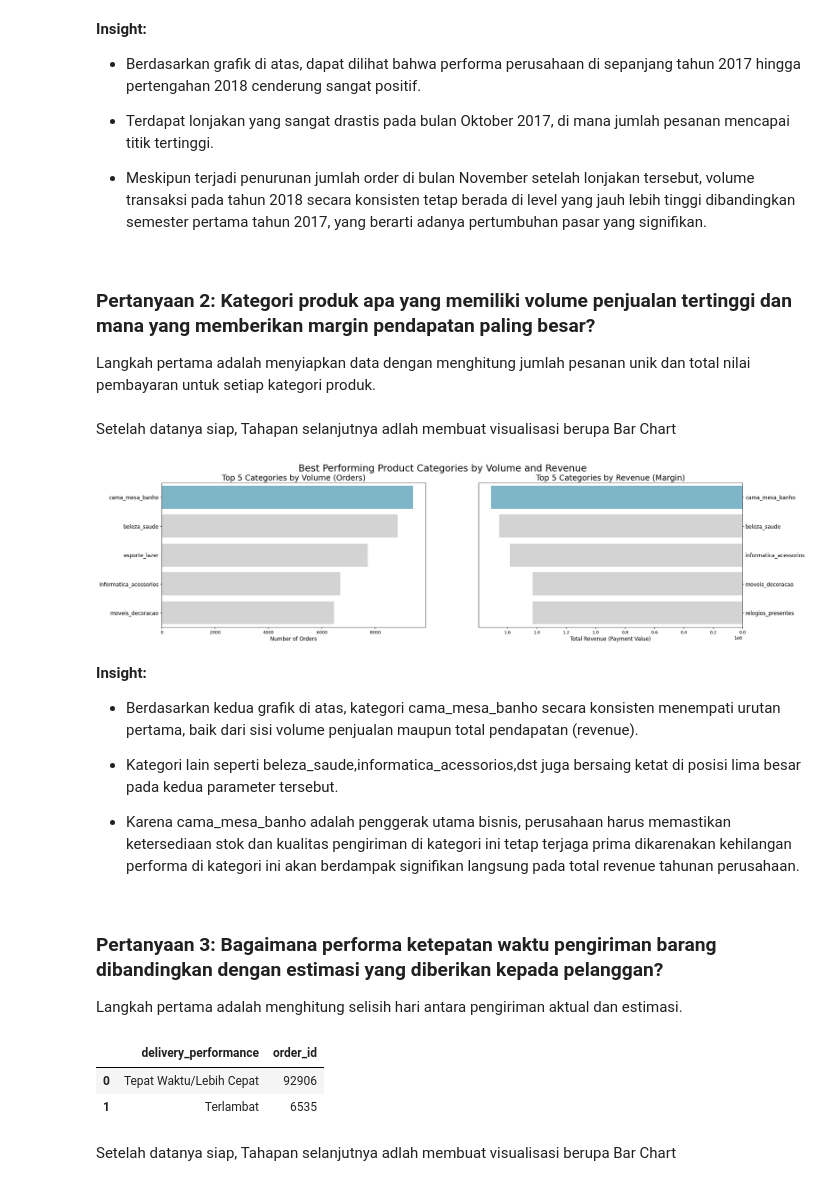
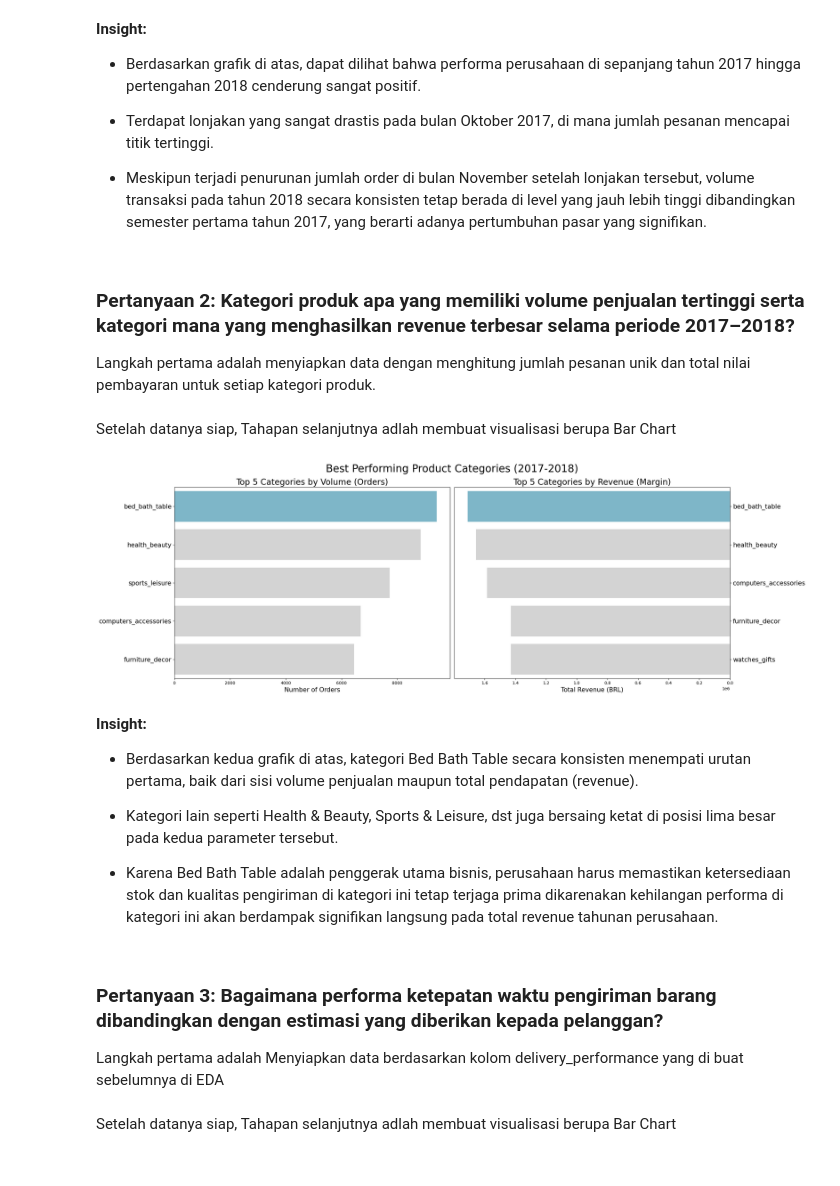
Before and after one commit to chyntiaclaudiaa/Submission_Chyntia_Claudia, a Jupyter notebook: Notebook.ipynb, the cells around one changed output. Saved outputs shown, nothing was run; the diff lists cells and outputs as text; code cells hidden in the pictures.

```diff
--- a/Notebook.ipynb
+++ b/Notebook.ipynb
@@ -458,6 +518,8 @@ datetime_columns_orders = [
 for column in datetime_columns_orders:
     orders_df[column] = pd.to_datetime(orders_df[column])
 
+orders_df['order_year'] = orders_df['order_purchase_timestamp'].dt.year
+
 orders_df.info()
 # %% [output]
 <class 'pandas.core.frame.DataFrame'>
@@ -596,8 +682,2 @@ orders_df.describe(include="all")
 # %% [markdown]
 **insight:** Berdasarkan rangkuman parameter statistik di atas, terdapat total 99.441 pesanan. Kolom order_status menunjukkan bahwa mayoritas pesanan memiliki status "delivered". Namun, terdapat informasi penting mengenai rentang waktu pada kolom-kolom tanggal pengiriman. Untuk menjawab pertanyaan bisnis terkait performa ketepatan waktu pengiriman, perlu dilakukan perhitungan durasi pengiriman barang.
-# %%
-delivery_time = orders_df["order_delivered_customer_date"] - orders_df["order_purchase_timestamp"]
-delivery_time = delivery_time.apply(lambda x: x.total_seconds() / 86400)
-orders_df["delivery_time"] = delivery_time
-
-orders_df["delivery_time"].describe()
@@ -993,82 +1200,65 @@ plt.show()
 
 - Meskipun terjadi penurunan jumlah order di bulan November setelah lonjakan tersebut, volume transaksi pada tahun 2018 secara konsisten tetap berada di level yang jauh lebih tinggi dibandingkan semester pertama tahun 2017, yang berarti adanya pertumbuhan pasar yang signifikan.
 # %% [markdown]
-### Pertanyaan 2: Kategori produk apa yang memiliki volume penjualan tertinggi dan mana yang memberikan margin pendapatan paling besar?
+### Pertanyaan 2: Kategori produk apa yang memiliki volume penjualan tertinggi serta kategori mana yang menghasilkan revenue terbesar selama periode 2017–2018?
 
 Langkah pertama adalah menyiapkan data dengan menghitung jumlah pesanan unik dan total nilai pembayaran untuk setiap kategori produk.
 # %%
-product_performance_df = all_df.groupby("product_category_name").agg({
-    "order_id": "nunique",
-    "payment_value": "sum"
-}).reset_index()
+top_volume_df = all_df.groupby(by="product_category_name_english").order_id.nunique().sort_values(ascending=False).head(5).reset_index()
+top_volume_df.columns = ['product_category_name_english', 'order_volume']
 
-best_volume_df = product_performance_df.sort_values(by="order_id", ascending=False).head(5)
-
-best_revenue_df = product_performance_df.sort_values(by="payment_value", ascending=False).head(5)
+top_revenue_df = all_df.groupby(by="product_category_name_english").payment_value.sum().sort_values(ascending=False).head(5).reset_index()
+top_revenue_df.columns = ['product_category_name_english', 'total_revenue']
 # %% [markdown]
 Setelah datanya siap, Tahapan selanjutnya adlah membuat visualisasi berupa Bar Chart
 # %%
-fig, ax = plt.subplots(nrows=1, ncols=2, figsize=(24, 6))
-
+fig, ax = plt.subplots(nrows=1, ncols=2, figsize=(24, 8))
 colors = ["#72BCD4", "#D3D3D3", "#D3D3D3", "#D3D3D3", "#D3D3D3"]
 
 sn.barplot(
-    x="order_id",
-    y="product_category_name",
-    data=best_volume_df,
+    x="order_volume",
+    y="product_category_name_english",
+    data=top_volume_df,
     palette=colors,
-    hue="product_category_name", # Fix warning
+    hue="product_category_name_english",
     legend=False,
     ax=ax[0]
 )
 ax[0].set_ylabel(None)
-ax[0].set_xlabel("Number of Orders", fontsize=12)
-ax[0].set_title("Top 5 Categories by Volume (Orders)", loc="center", fontsize=18)
-ax[0].tick_params(axis='y', labelsize=12)
+ax[0].set_xlabel("Number of Orders", fontsize=15)
+ax[0].set_title("Top 5 Categories by Volume (Orders)", loc="center", fontsize=20)
+ax[0].tick_params(axis='y', labelsize=15)
 
 sn.barplot(
-    x="payment_value",
-    y="product_category_name",
-    data=best_revenue_df,
+    x="total_revenue",
+    y="product_category_name_english",
+    data=top_revenue_df,
     palette=colors,
-    hue="product_category_name",
+    hue="product_category_name_english",
     legend=False,
     ax=ax[1]
 )
 ax[1].set_ylabel(None)
-ax[1].set_xlabel("Total Revenue (Payment Value)", fontsize=12)
+ax[1].set_xlabel("Total Revenue (BRL)", fontsize=15)
 ax[1].invert_xaxis()
 ax[1].yaxis.set_label_position("right")
 ax[1].yaxis.tick_right()
-ax[1].set_title("Top 5 Categories by Revenue (Margin)", loc="center", fontsize=18)
-ax[1].tick_params(axis='y', labelsize=12)
+ax[1].set_title("Top 5 Categories by Revenue (Margin)", loc="center", fontsize=20)
+ax[1].tick_params(axis='y', labelsize=15)
 
-plt.suptitle("Best Performing Product Categories by Volume and Revenue", fontsize=22)
+plt.suptitle("Best Performing Product Categories (2017-2018)", fontsize=25)
+plt.tight_layout()
 plt.show()
 # %% [output]
-[figure, old version]
+[figure, new version]
 # %% [markdown]
 **Insight:**
-- Berdasarkan kedua grafik di atas, kategori cama_mesa_banho secara konsisten menempati urutan pertama, baik dari sisi volume penjualan maupun total pendapatan (revenue).
+- Berdasarkan kedua grafik di atas, kategori Bed Bath Table secara konsisten menempati urutan pertama, baik dari sisi volume penjualan maupun total pendapatan (revenue).
 
-- Kategori lain seperti beleza_saude,informatica_acessorios,dst juga bersaing ketat di posisi lima besar pada kedua parameter tersebut.
+- Kategori lain seperti Health & Beauty, Sports & Leisure, dst juga bersaing ketat di posisi lima besar pada kedua parameter tersebut.
 
-- Karena cama_mesa_banho adalah penggerak utama bisnis, perusahaan harus memastikan ketersediaan stok dan kualitas pengiriman di kategori ini tetap terjaga prima dikarenakan kehilangan performa di kategori ini akan berdampak signifikan langsung pada total revenue tahunan perusahaan.
+- Karena Bed Bath Table adalah penggerak utama bisnis, perusahaan harus memastikan ketersediaan stok dan kualitas pengiriman di kategori ini tetap terjaga prima dikarenakan kehilangan performa di kategori ini akan berdampak signifikan langsung pada total revenue tahunan perusahaan.
 # %% [markdown]
 ### Pertanyaan 3: Bagaimana performa ketepatan waktu pengiriman barang dibandingkan dengan estimasi yang diberikan kepada pelanggan?
 
-Langkah pertama adalah menghitung selisih hari antara pengiriman aktual dan estimasi.
+Langkah pertama adalah Menyiapkan data berdasarkan kolom delivery_performance yang di buat sebelumnya di EDA
-# %%
-all_df['order_delivered_customer_date'] = pd.to_datetime(all_df['order_delivered_customer_date'])
-all_df['order_estimated_delivery_date'] = pd.to_datetime(all_df['order_estimated_delivery_date'])
-
-all_df['delivery_status'] = (all_df['order_delivered_customer_date'] - all_df['order_estimated_delivery_date']).dt.days
-
-all_df['delivery_performance'] = all_df['delivery_status'].apply(lambda x: "Terlambat" if x > 0 else "Tepat Waktu/Lebih Cepat")
-
-delivery_performance_df = all_df.groupby("delivery_performance").order_id.nunique().reset_index()
-delivery_performance_df
-# %% [output]
-|  | delivery_performance | order_id |
-| 0 | Tepat Waktu/Lebih Cepat | 92906 |
-| 1 | Terlambat | 6535 |
```
Also changed, not shown: parts of 70 cells of this notebook, 2 other files.
